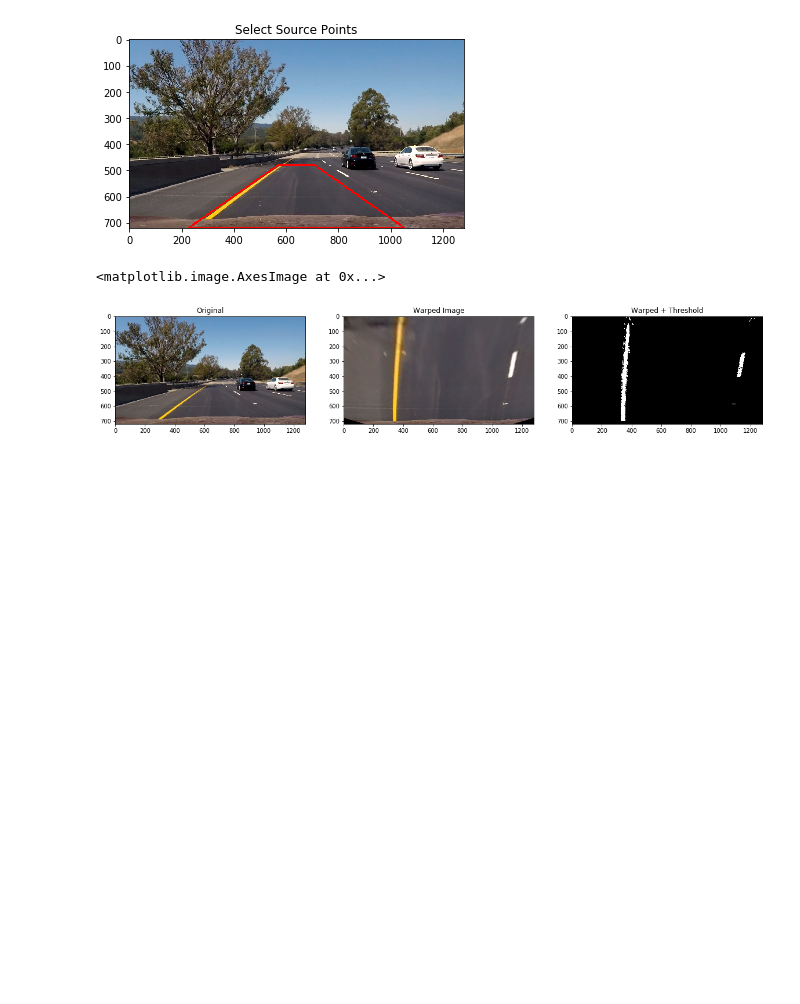
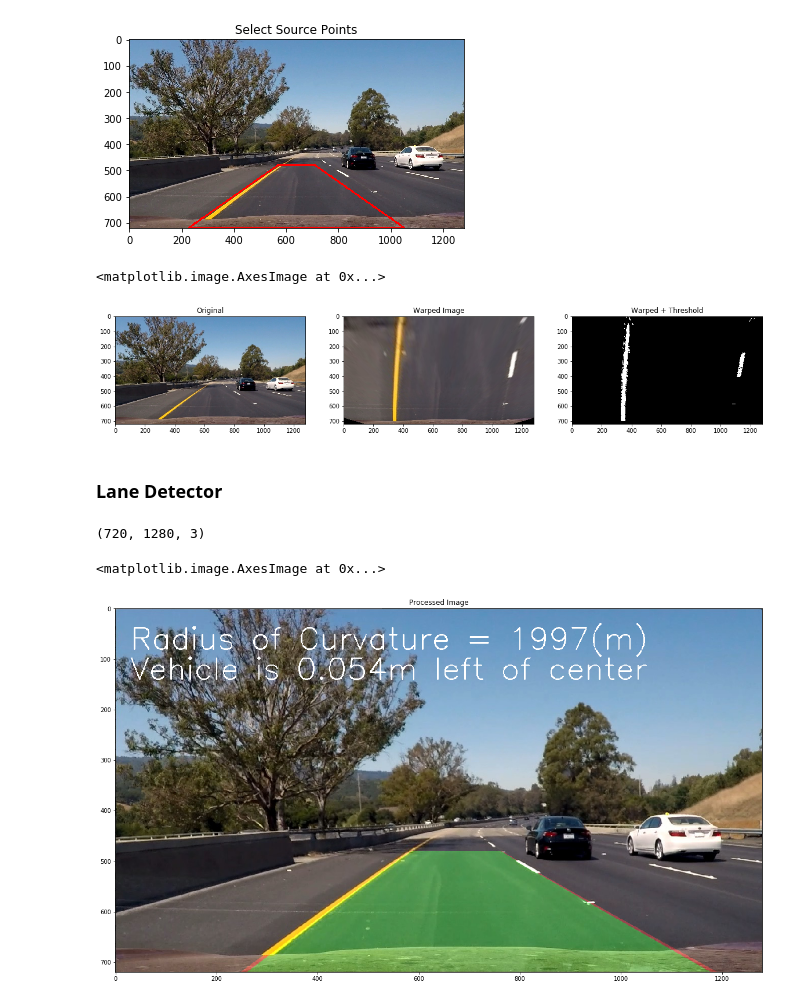
Before and after one commit to laavanyebahl/Advance-Lane-Detection-and-Keeping-, a Jupyter notebook: advance lane keeping.ipynb, the cells around one changed output. Saved outputs shown, nothing was run; the diff lists cells and outputs as text; code cells hidden in the pictures; blank space fills up the shorter version.

Commit message:
Lane detection code

```diff
--- a/advance lane keeping.ipynb
+++ b/advance lane keeping.ipynb
@@ -335,3 +336,5 @@ ax3.imshow(thresh_warp_img, cmap = 'gray')
 # %% [output]
 <matplotlib.image.AxesImage at 0x...>
 [figure]
+# %% [markdown]
+### Lane Detector
@@ -337,0 +557,21 @@ ax3.imshow(thresh_warp_img, cmap = 'gray')
+# %%
+lane_detector = LaneDetector()
+draw_lane = lane_detector.draw_lane
+# %%
+def process_image(image):
+    undistorted = undistort_img(image)
+    filtered_binary = combine_color_gradients(undistorted)
+    binary_warped = warp(filtered_binary)
+    final_image = draw_lane(image, binary_warped, filtered_binary)
+    return final_image
+# %%
+# TEST
+
+res = process_image(test_image)
+plt.figure(figsize=(20,20))
+plt.title('Processed Image')
+plt.imshow(res, cmap = 'gray')
+# %% [output]
+(720, 1280, 3)
+<matplotlib.image.AxesImage at 0x...>
+[figure, added]
```
Also changed, not shown: parts of 3 cells of this notebook.
